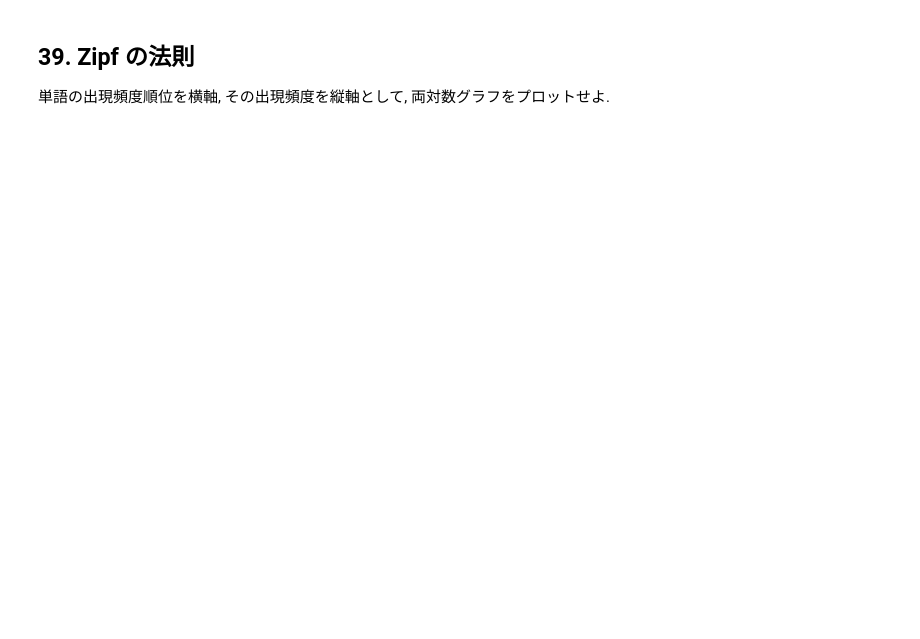
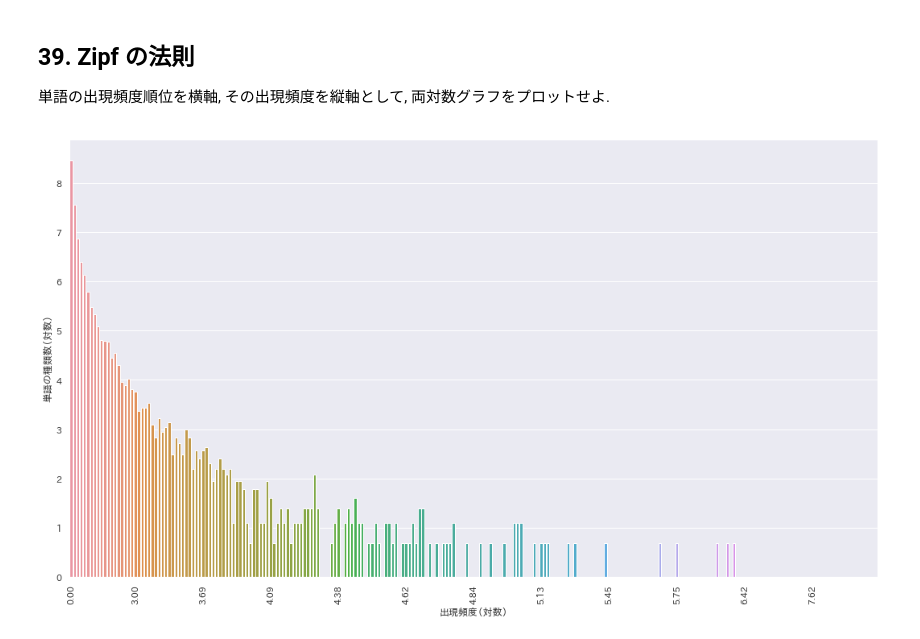
Before and after one commit to stmsy/nlp, a Jupyter notebook: nlp100/notebooks/chapter4.ipynb, the cells around one changed output. Cells and saved outputs as stored; diff of their text form; code cells hidden in the pictures; blank space fills up the shorter version.

```diff
--- a/nlp100/notebooks/chapter4.ipynb
+++ b/nlp100/notebooks/chapter4.ipynb
@@ -130,3 +205,18 @@ print(nouns_sahen_concated[:100])
 ## 39. Zipf の法則
 
 単語の出現頻度順位を横軸, その出現頻度を縦軸として, 両対数グラフをプロットせよ.
+# %%
+df_freq_words['出現頻度（対数）'] = np.log(df_freq_words['出現頻度'])
+df_freq_words['単語の種類数（対数）'] = np.log(df_freq_words['単語の種類数'])
+# %%
+xlabels = [
+    f"{freq:.2f}" if i == 1 or i % 20 == 0 else ''
+    for i, freq in enumerate(sorted(df_freq_words['出現頻度（対数）']), 1)
+]
+# %%
+_, ax = plt.subplots(1, 1, figsize=(18, 10))
+ax = sns.barplot(x='出現頻度（対数）', y='単語の種類数（対数）', data=df_freq_words, ax=ax)
+ax.set_xticklabels(xlabels, rotation='vertical')
+plt.show()
+# %% [output]
+[figure, added]
```
Also changed, not shown: parts of 11 cells of this notebook.
